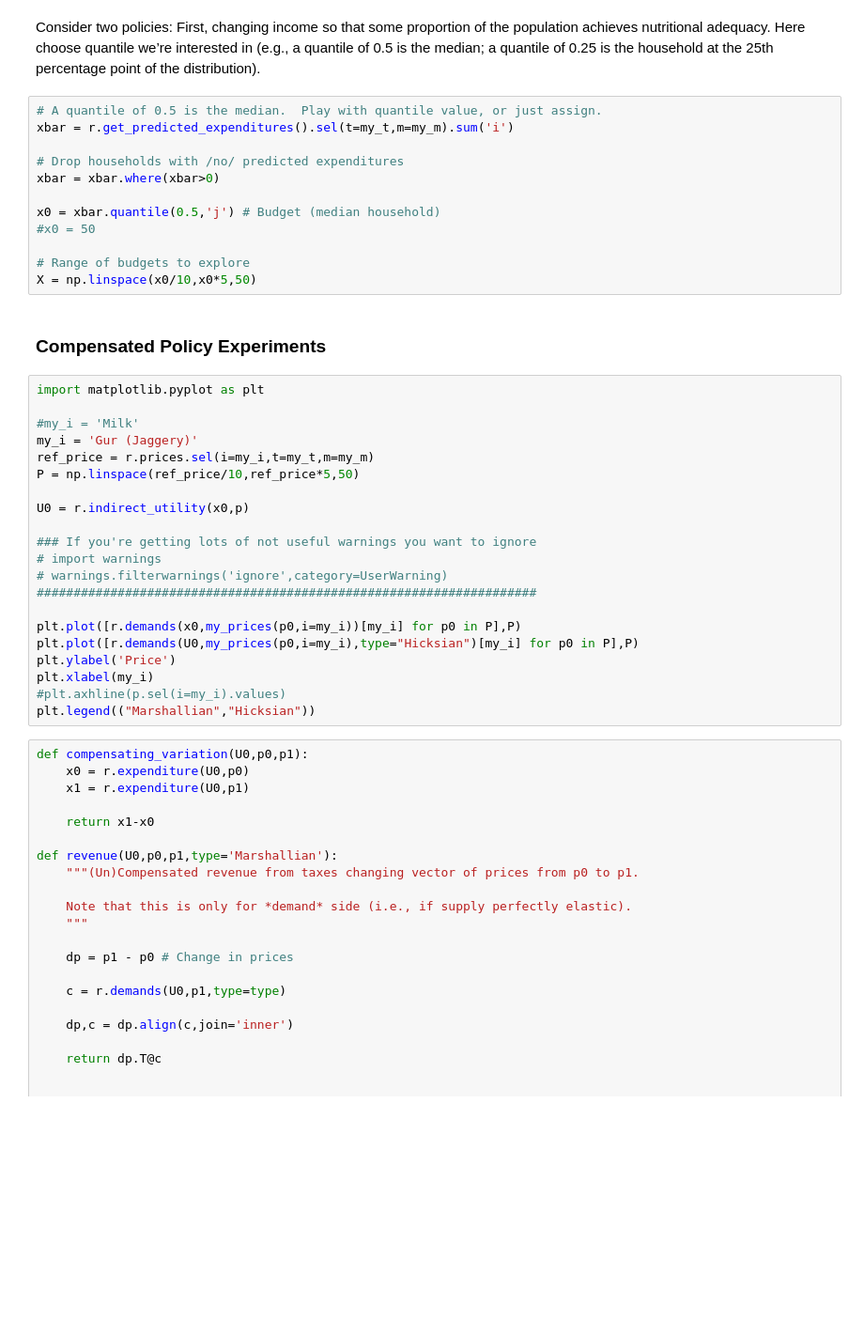
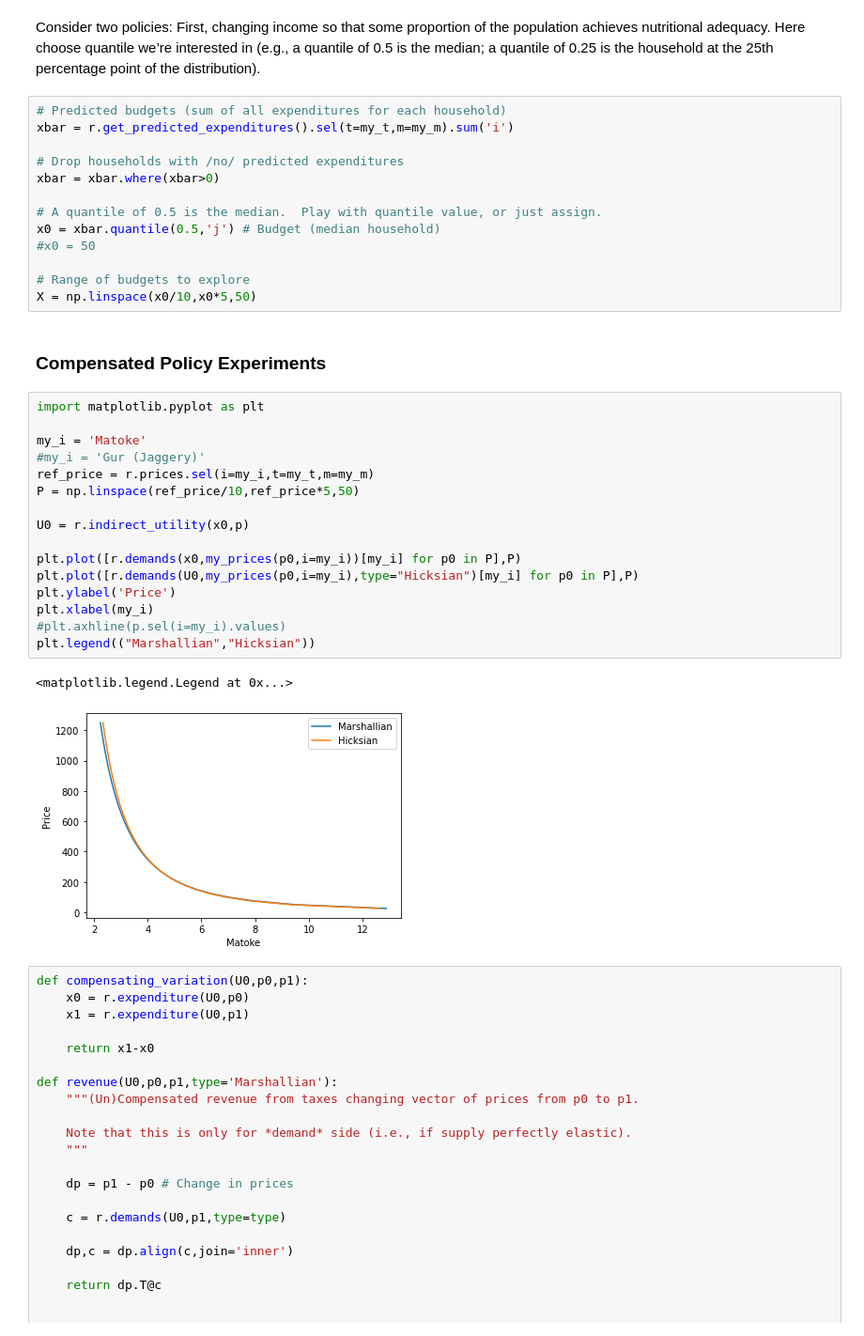
Before and after one commit to ligonteaching/EEP153_Materials, a Jupyter notebook: Project4/example_costs.ipynb, the cells around one changed output. Shown at 94% size. Drawn from its saved outputs; the diff is of its cells as text; blank space fills up the shorter version.

```diff
--- a/Project4/example_costs.ipynb
+++ b/Project4/example_costs.ipynb
@@ -174,12 +235,13 @@ Consider two policies:  First, changing income so that some proportion
  we&rsquo;re interested in (e.g., a quantile of 0.5 is the median; a quantile
  of 0.25 is the household at the 25th percentage point of the distribution).
 # %%
-# A quantile of 0.5 is the median.  Play with quantile value, or just assign.
+# Predicted budgets (sum of all expenditures for each household)
 xbar = r.get_predicted_expenditures().sel(t=my_t,m=my_m).sum('i')
 
 # Drop households with /no/ predicted expenditures
 xbar = xbar.where(xbar>0)
 
+# A quantile of 0.5 is the median.  Play with quantile value, or just assign.
 x0 = xbar.quantile(0.5,'j') # Budget (median household)
 #x0 = 50
 
@@ -190,24 +252,22 @@ X = np.linspace(x0/10,x0*5,50)
 # %%
 import matplotlib.pyplot as plt
 
-#my_i = 'Milk'
-my_i = 'Gur (Jaggery)'
+my_i = 'Matoke'
+#my_i = 'Gur (Jaggery)'
 ref_price = r.prices.sel(i=my_i,t=my_t,m=my_m)
 P = np.linspace(ref_price/10,ref_price*5,50)
 
 U0 = r.indirect_utility(x0,p)
-
-### If you're getting lots of not useful warnings you want to ignore
-# import warnings
-# warnings.filterwarnings('ignore',category=UserWarning)
-####################################################################
 
 plt.plot([r.demands(x0,my_prices(p0,i=my_i))[my_i] for p0 in P],P)
 plt.plot([r.demands(U0,my_prices(p0,i=my_i),type="Hicksian")[my_i] for p0 in P],P)
 plt.ylabel('Price')
 plt.xlabel(my_i)
 #plt.axhline(p.sel(i=my_i).values)
 plt.legend(("Marshallian","Hicksian"))
+# %% [output]
+<matplotlib.legend.Legend at 0x...>
+[figure, added]
 # %%
 def compensating_variation(U0,p0,p1):
     x0 = r.expenditure(U0,p0)
```
Also changed, not shown: parts of 16 cells of this notebook.
